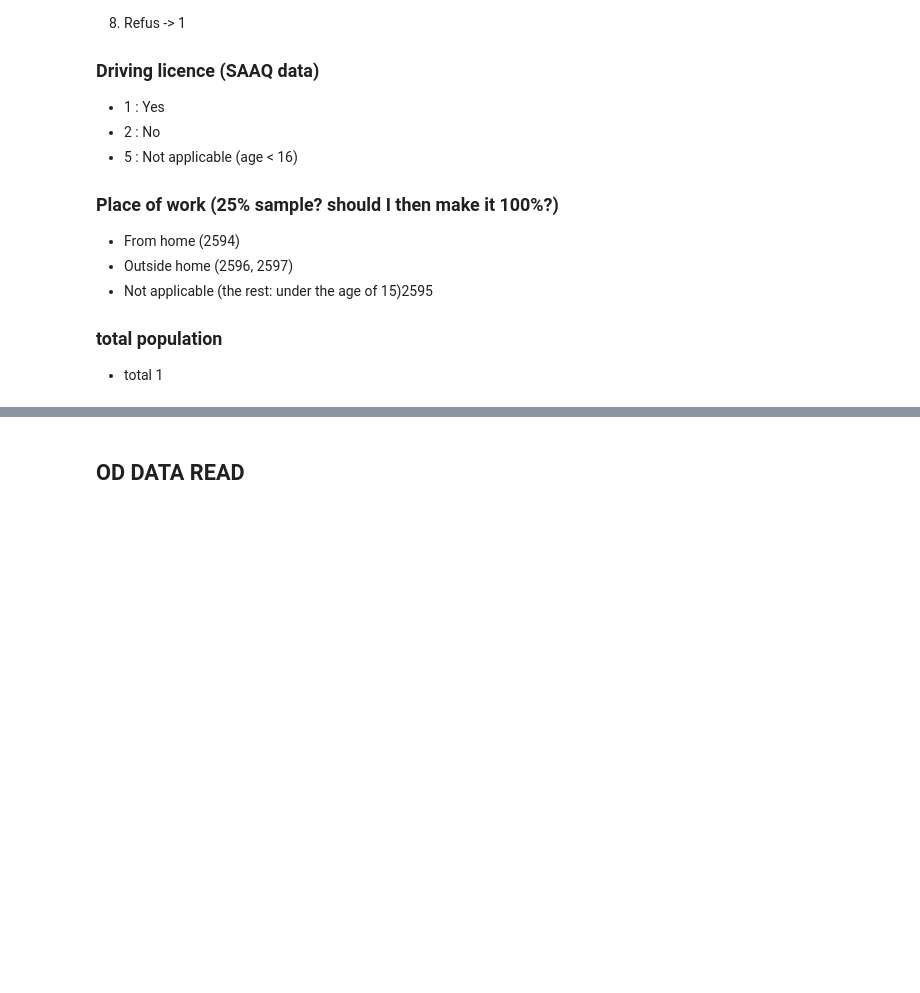
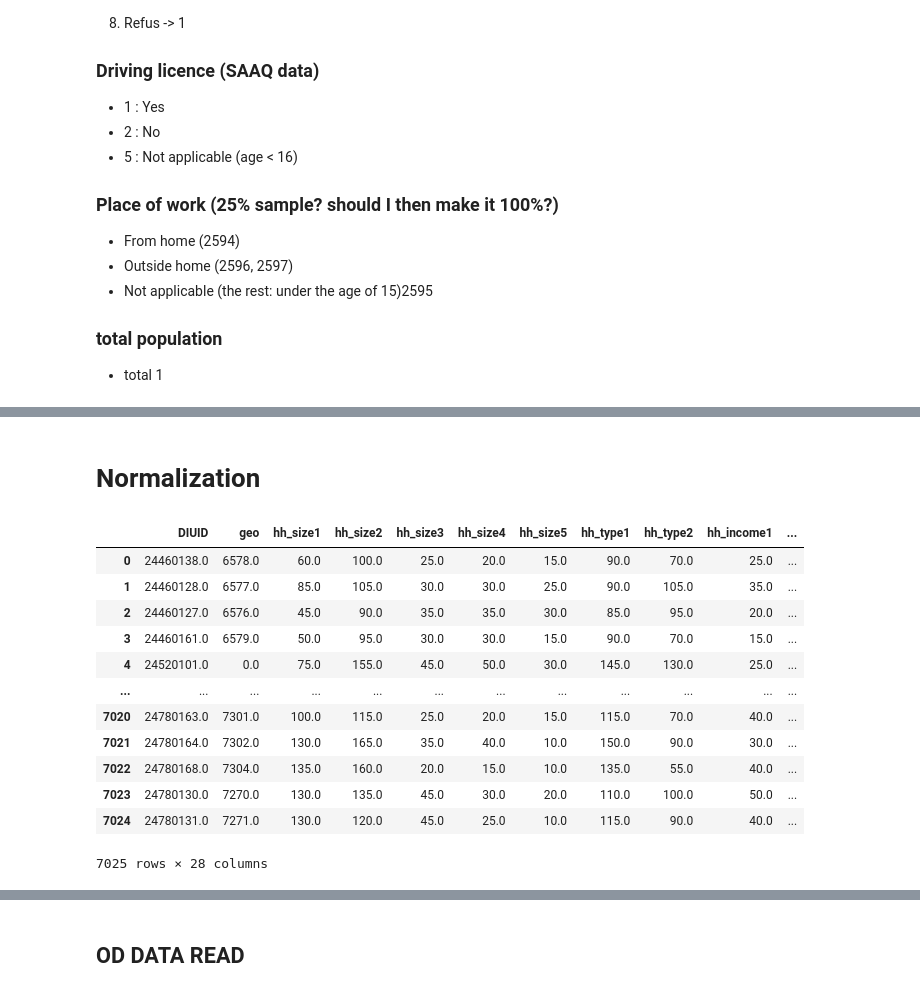
Before and after one commit to auzpatwary37/MATSimPipelineMontreal, a Jupyter notebook: popgen_input_data/Ashraf/zone_read.ipynb, the cells around one changed output, grey strips where cells are left out. Cells and saved outputs as stored; diff of their text form; code cells hidden in the pictures; blank space fills up the shorter version.

Commit message:
complete code for popgen data generation

```diff
--- a/popgen_input_data/Ashraf/zone_read.ipynb
+++ b/popgen_input_data/Ashraf/zone_read.ipynb
@@ -405,0 +419,9 @@ inter_new.plot()
+# %%
+
+df_hh_ct.update(df_hh_da)
+df_hh_ct.info()
+df_hh_ct = df_hh_ct.reset_index()
+df_hh_da = df_hh_da.reset_index()
+df_hh_ct = df_hh_ct.dropna()
+saaq_data = saaq_data[saaq_data.CTUID.isin(df_hh_ct.CTUID)]
+saaq_data = saaq_data[saaq_data.DAUID.isin(df_hh_da.DIUID)]
@@ -405,0 +446,10 @@ inter_new.plot()
+# %%
+df_per_ct = df_per_ct.set_index('CTUID')
+df_per_da = df_per_da.set_index('DIUID')
+df_per_ct.update(df_per_da)
+df_per_ct.info()
+df_per_ct = df_per_ct.reset_index()
+df_per_da = df_per_da.reset_index()
+df_per_ct = df_per_ct.dropna()
+saaq_data = saaq_data[saaq_data.CTUID.isin(df_per_ct.CTUID)]
+saaq_data = saaq_data[saaq_data.DAUID.isin(df_per_da.DIUID)]
@@ -405,0 +474,31 @@ inter_new.plot()
+# %%
+df_per_ct = df_per_ct[df_per_ct.CTUID.isin(saaq_data.CTUID)]
+df_per_da = df_per_da[df_per_da.DIUID.isin(saaq_data.DAUID)]
+df_hh_ct = df_hh_ct[df_hh_ct.CTUID.isin(saaq_data.CTUID)]
+df_hh_da = df_hh_da[df_hh_da.DIUID.isin(saaq_data.DAUID)]
+inter_new = inter_new[inter_new.DAUID.isin(saaq_data.DAUID)]
+inter_new = inter_new[inter_new.CTUID.isin(saaq_data.CTUID)]
+# %% [markdown]
+# Normalization
+# %%
+df_hh_da['total_hh_size'] = df_hh_da['hh_size1']+df_hh_da['hh_size2']+df_hh_da['hh_size3']+df_hh_da['hh_size4']+df_hh_da['hh_size5']
+df_hh_da['total_hh_type'] = df_hh_da['hh_type1']+df_hh_da['hh_type2']
+df_hh_da['total_hh_income'] = df_hh_da['hh_income1']+df_hh_da['hh_income2']+df_hh_da['hh_income3']+df_hh_da['hh_income4']+df_hh_da['hh_income5']
+df_hh_da['total_hh_driving_license'] = df_hh_da['hh_driving_license_1']+df_hh_da['hh_driving_license_2']+df_hh_da['hh_driving_license_3']+df_hh_da['hh_driving_license_4']
+df_hh_da['total_hh_car'] = df_hh_da['hh_car_1']+df_hh_da['hh_car_2']+df_hh_da['hh_car_3']+df_hh_da['hh_car_4']
+# %%
+df_hh_da
+# %% [output]
+|  | DIUID | geo | hh_size1 | hh_size2 | hh_size3 | hh_size4 | hh_size5 | hh_type1 | hh_type2 | hh_income1 | ... |
+| 0 | 24460138.0 | 6578.0 | 60.0 | 100.0 | 25.0 | 20.0 | 15.0 | 90.0 | 70.0 | 25.0 | ... |
+| 1 | 24460128.0 | 6577.0 | 85.0 | 105.0 | 30.0 | 30.0 | 25.0 | 90.0 | 105.0 | 35.0 | ... |
+| 2 | 24460127.0 | 6576.0 | 45.0 | 90.0 | 35.0 | 35.0 | 30.0 | 85.0 | 95.0 | 20.0 | ... |
+| 3 | 24460161.0 | 6579.0 | 50.0 | 95.0 | 30.0 | 30.0 | 15.0 | 90.0 | 70.0 | 15.0 | ... |
+| 4 | 24520101.0 | 0.0 | 75.0 | 155.0 | 45.0 | 50.0 | 30.0 | 145.0 | 130.0 | 25.0 | ... |
+| ... | ... | ... | ... | ... | ... | ... | ... | ... | ... | ... | ... |
+| 7020 | 24780163.0 | 7301.0 | 100.0 | 115.0 | 25.0 | 20.0 | 15.0 | 115.0 | 70.0 | 40.0 | ... |
+| 7021 | 24780164.0 | 7302.0 | 130.0 | 165.0 | 35.0 | 40.0 | 10.0 | 150.0 | 90.0 | 30.0 | ... |
+| 7022 | 24780168.0 | 7304.0 | 135.0 | 160.0 | 20.0 | 15.0 | 10.0 | 135.0 | 55.0 | 40.0 | ... |
+| 7023 | 24780130.0 | 7270.0 | 130.0 | 135.0 | 45.0 | 30.0 | 20.0 | 110.0 | 100.0 | 50.0 | ... |
+| 7024 | 24780131.0 | 7271.0 | 130.0 | 120.0 | 45.0 | 25.0 | 10.0 | 115.0 | 90.0 | 40.0 | ... |
+7025 rows × 28 columns
```
Also changed, not shown: parts of 52 cells of this notebook.
